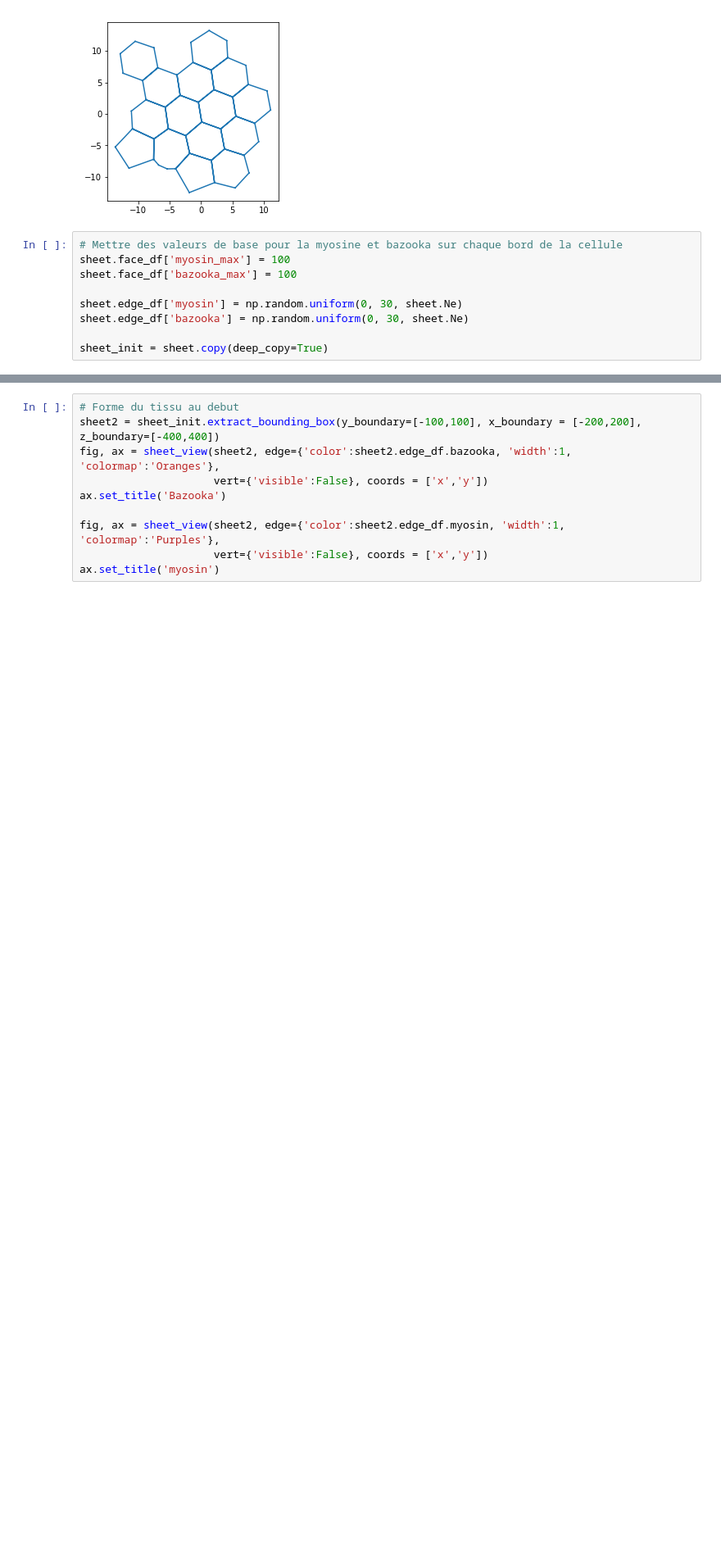
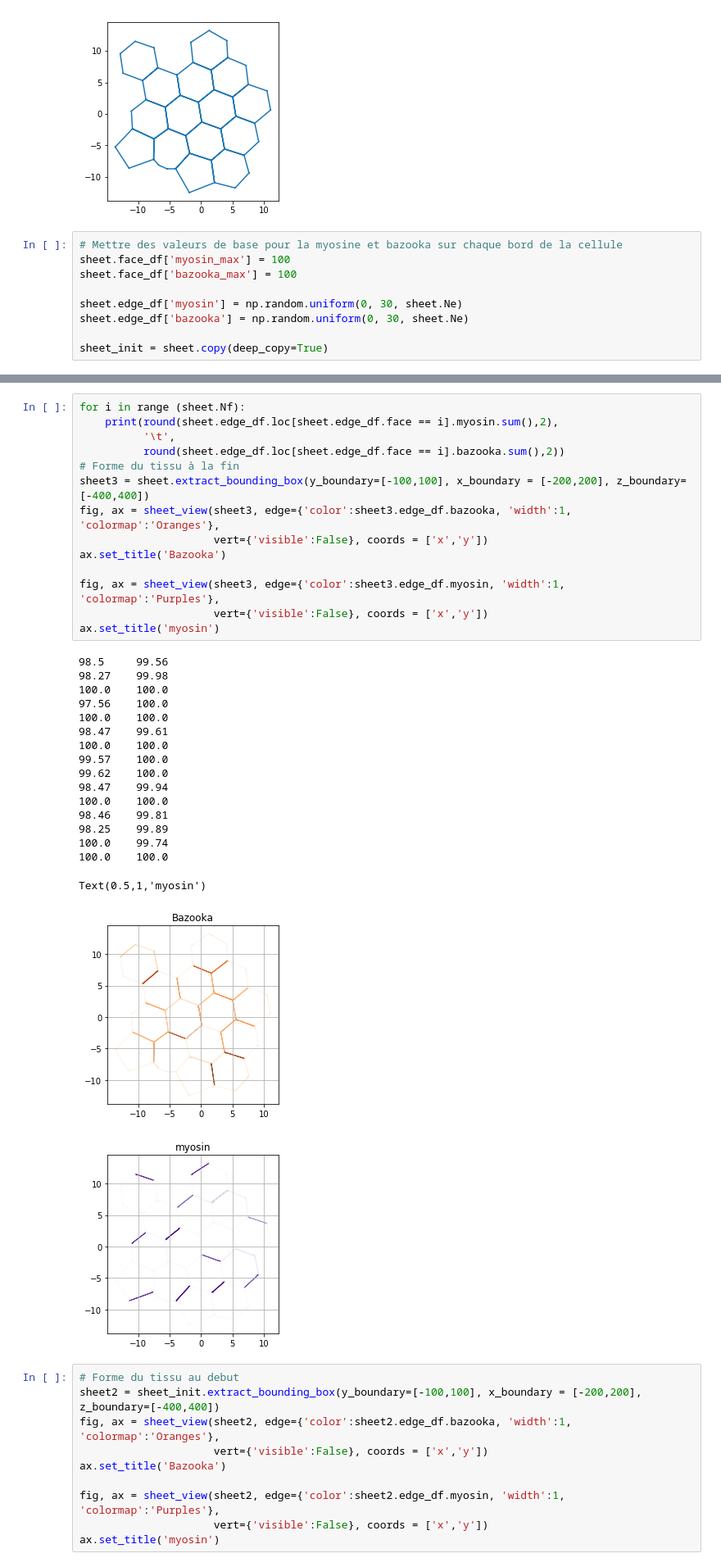
Before and after one commit to suzannelab/polarity, a Jupyter notebook: notebooks/Pola_2prot.ipynb, the cells around one changed output, grey strips where cells are left out. Shown: that part at 82% size. Cells and saved outputs as stored; diff of their text form; blank space fills up the shorter version.

```diff
--- a/notebooks/Pola_2prot.ipynb
+++ b/notebooks/Pola_2prot.ipynb
@@ -685,3 +663,36 @@ step : 3
+# %%
+for i in range (sheet.Nf):
+    print(round(sheet.edge_df.loc[sheet.edge_df.face == i].myosin.sum(),2),
+          '\t',
+          round(sheet.edge_df.loc[sheet.edge_df.face == i].bazooka.sum(),2))
+# Forme du tissu à la fin
+sheet3 = sheet.extract_bounding_box(y_boundary=[-100,100], x_boundary = [-200,200], z_boundary=[-400,400])
+fig, ax = sheet_view(sheet3, edge={'color':sheet3.edge_df.bazooka, 'width':1, 'colormap':'Oranges'},
+                     vert={'visible':False}, coords = ['x','y'])
+ax.set_title('Bazooka')
+
+fig, ax = sheet_view(sheet3, edge={'color':sheet3.edge_df.myosin, 'width':1, 'colormap':'Purples'},
+                     vert={'visible':False}, coords = ['x','y'])
+ax.set_title('myosin')
+# %% [output]
+98.5     99.56
+98.27    99.98
+100.0    100.0
+97.56    100.0
+100.0    100.0
+98.47    99.61
+100.0    100.0
+99.57    100.0
+99.62    100.0
+98.47    99.94
+100.0    100.0
+98.46    99.81
+98.25    99.89
+100.0    99.74
+100.0    100.0
+Text(0.5,1,'myosin')
+[figure, added]
+[figure, added]
 # %%
 # Forme du tissu au debut
 sheet2 = sheet_init.extract_bounding_box(y_boundary=[-100,100], x_boundary = [-200,200], z_boundary=[-400,400])
```
Also changed, not shown: parts of 3 cells of this notebook.
